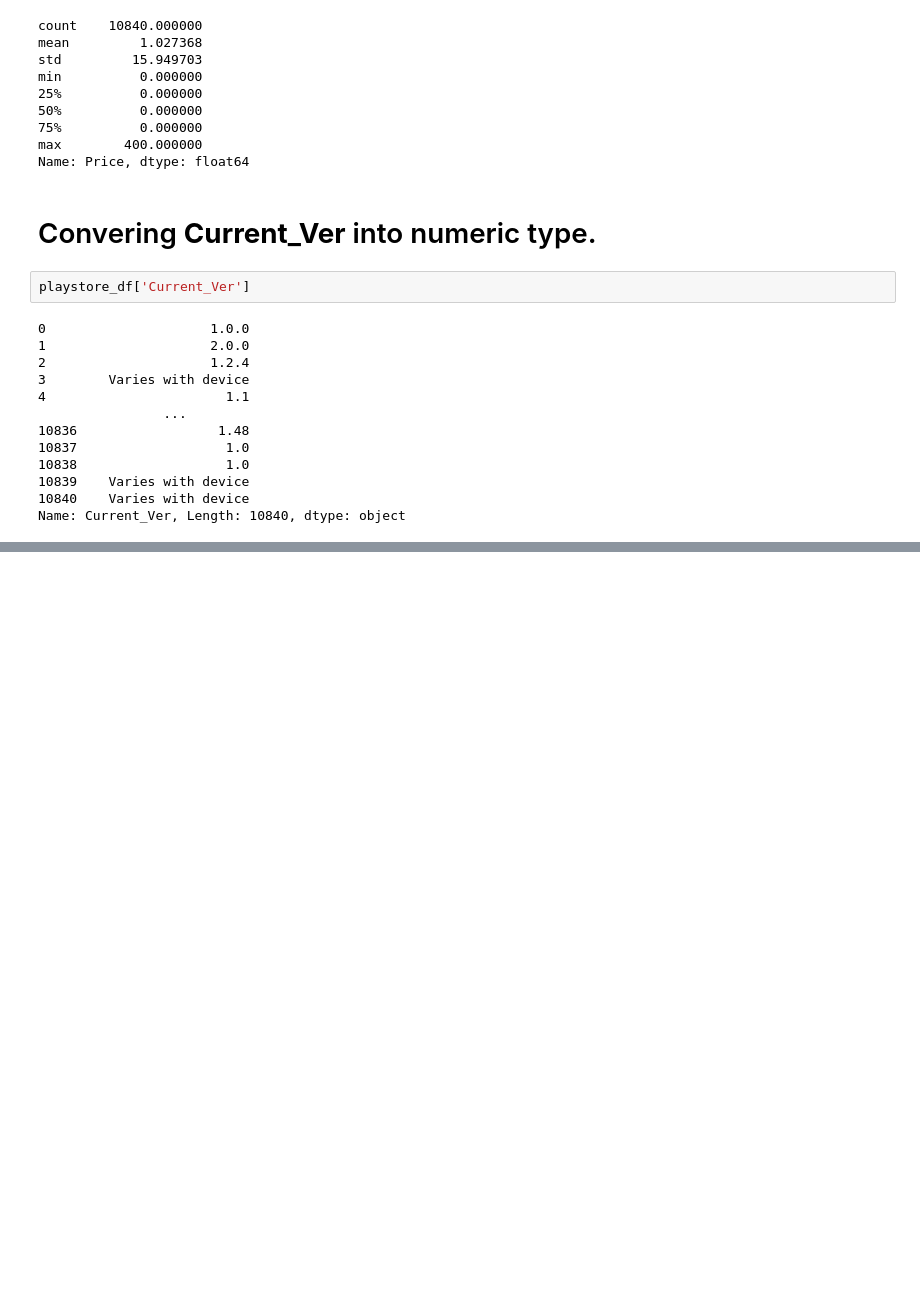
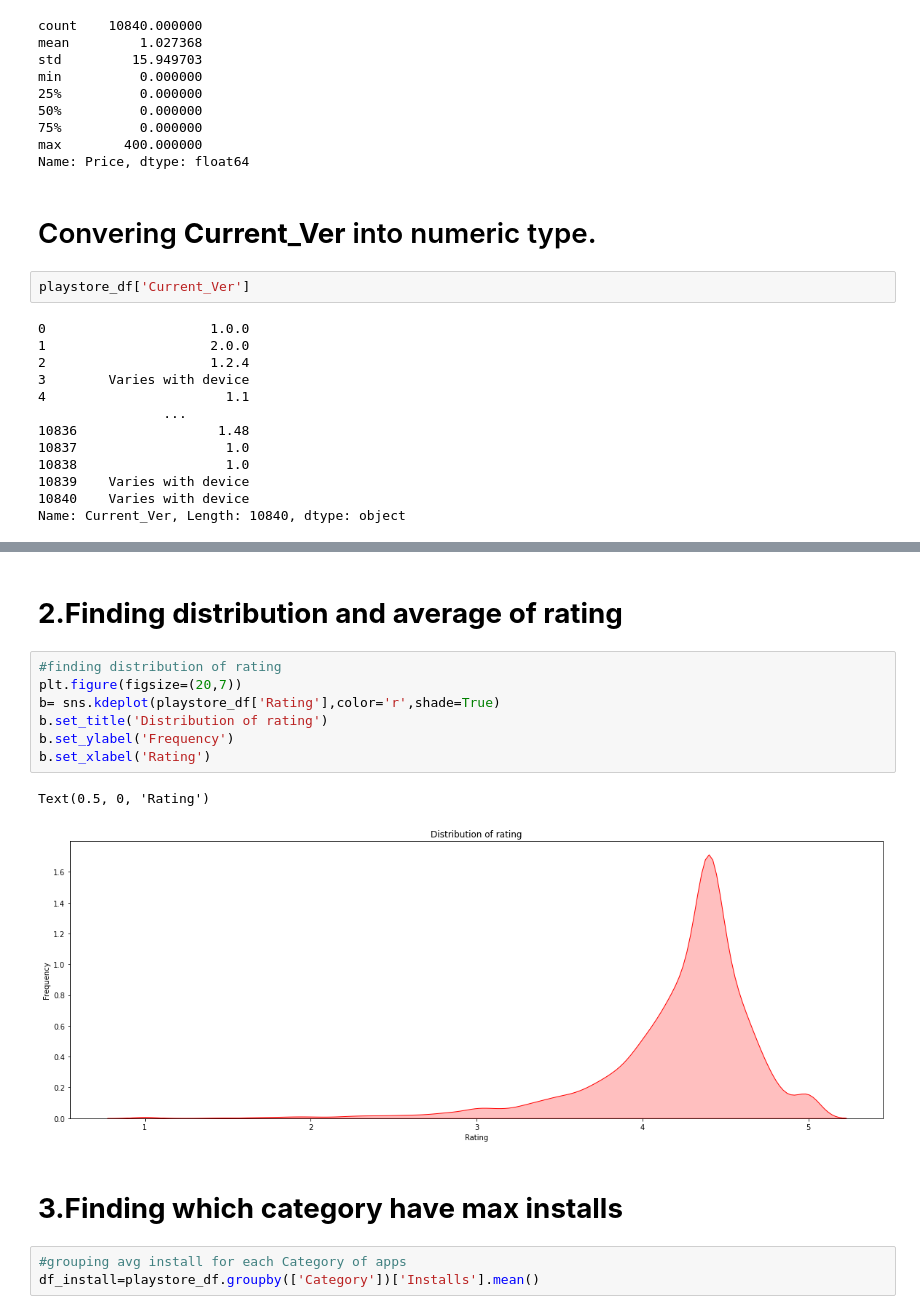
Before and after one commit to preetikhullbe/play-store-app-review, a Jupyter notebook: Preeti_Playstore_Review_EDA_project.ipynb, the cells around one changed output, grey strips where cells are left out. Cells and saved outputs as stored; diff of their text form; blank space fills up the shorter version.

```diff
--- a/Preeti_Playstore_Review_EDA_project.ipynb
+++ b/Preeti_Playstore_Review_EDA_project.ipynb
@@ -693,0 +805,17 @@ playstore_df['Size'] =playstore_df['Size'].astype(float)
+# %% [markdown]
+# **2.Finding distribution  and average of rating**
+# %%
+#finding distribution of rating
+plt.figure(figsize=(20,7))
+b= sns.kdeplot(playstore_df['Rating'],color='r',shade=True)
+b.set_title('Distribution of rating')
+b.set_ylabel('Frequency')
+b.set_xlabel('Rating')
+# %% [output]
+Text(0.5, 0, 'Rating')
+[figure, added]
+# %% [markdown]
+# **3.Finding which category have max installs**
+# %%
+#grouping avg install for each Category of apps
+df_install=playstore_df.groupby(['Category'])['Installs'].mean()
```
Also changed, not shown: parts of 56 cells of this notebook.
